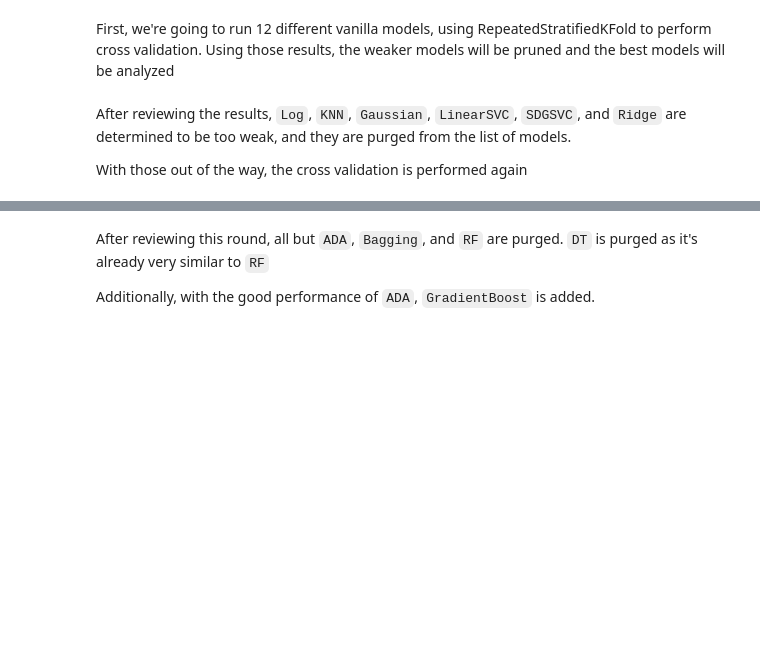
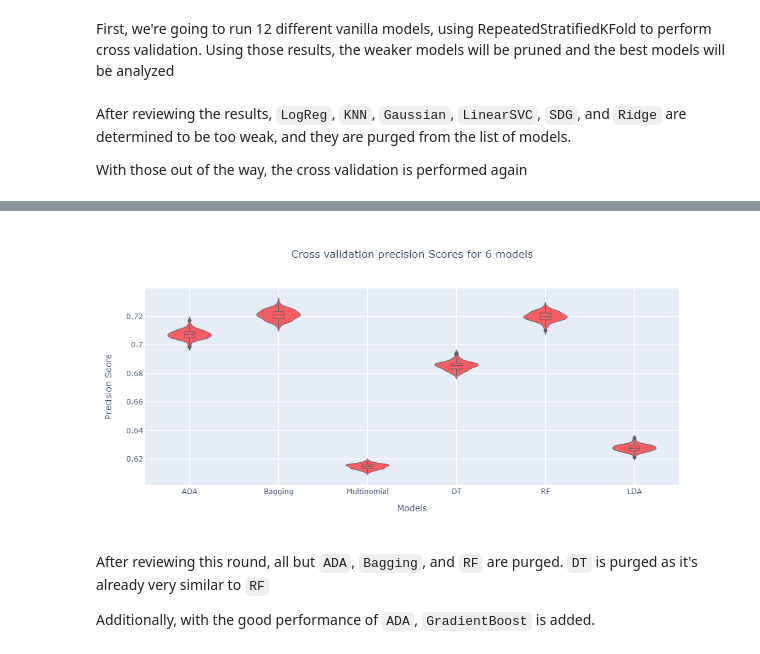
Before and after one commit to RavenNHW/KickSmarter, a Jupyter notebook: Executive_Notebook.ipynb, the cells around one changed output, grey strips where cells are left out. Drawn from its saved outputs; the diff is of its cells as text; code cells hidden in the pictures; blank space fills up the shorter version.

```diff
--- a/Executive_Notebook.ipynb
+++ b/Executive_Notebook.ipynb
@@ -57,4 +44,4 @@ plot_model_results(results, model_names, 'data_processing/models/VanillaResults_
 # %% [markdown]
-After reviewing the results, `Log`, `KNN`, `Gaussian`, `LinearSVC`, `SDGSVC`, and `Ridge` are determined to be too weak, and they are purged from the list of models.
+After reviewing the results, `LogReg`, `KNN`, `Gaussian`, `LinearSVC`, `SDG`, and `Ridge` are determined to be too weak, and they are purged from the list of models.
 
 With those out of the way, the cross validation is performed again
@@ -76,0 +48,4 @@ plot_model_results(results, model_names, 'models/data_processing/VanillaResults_
+# %%
+run_cv(['DT', 'Multinomial', 'LDA', 'ADA', 'Bagging', 'RF'],
+       X_train, y_train, filename = 'VanillaResults_2')
+# %% [output]
@@ -77,3 +53,4 @@ plot_model_results(results, model_names, 'models/data_processing/VanillaResults_
+[figure, added]
 # %% [markdown]
 After reviewing this round, all but `ADA`, `Bagging`, and `RF` are purged. `DT` is purged as it's already very similar to `RF`
 
```
Also changed, not shown: parts of 10 cells of this notebook.
